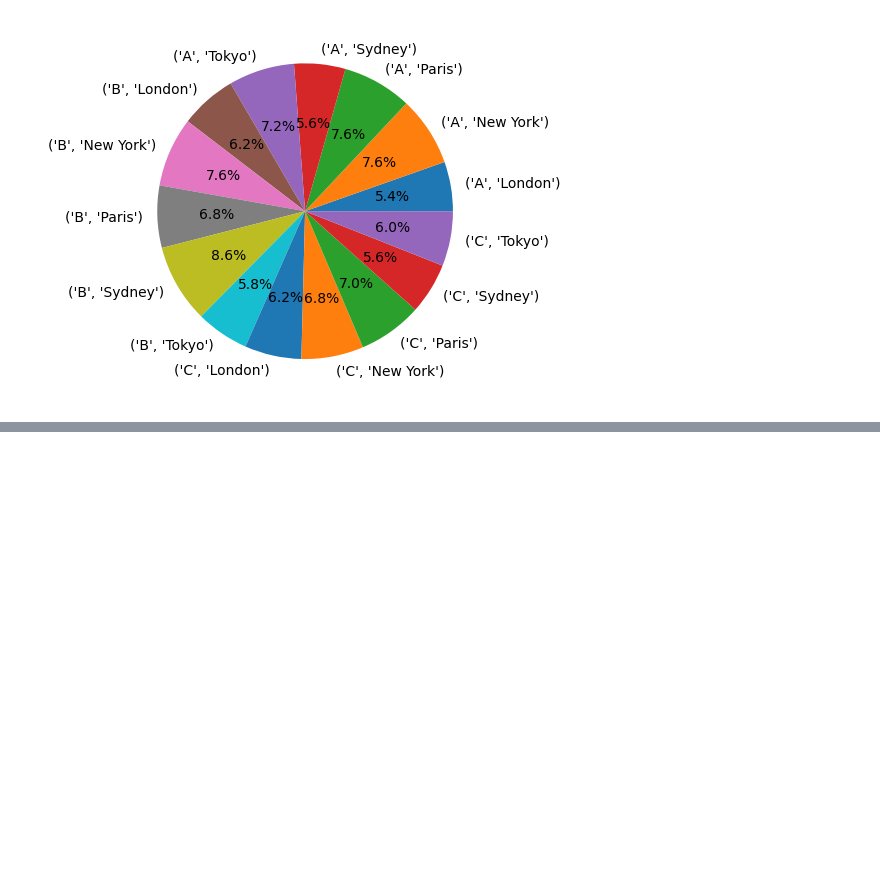
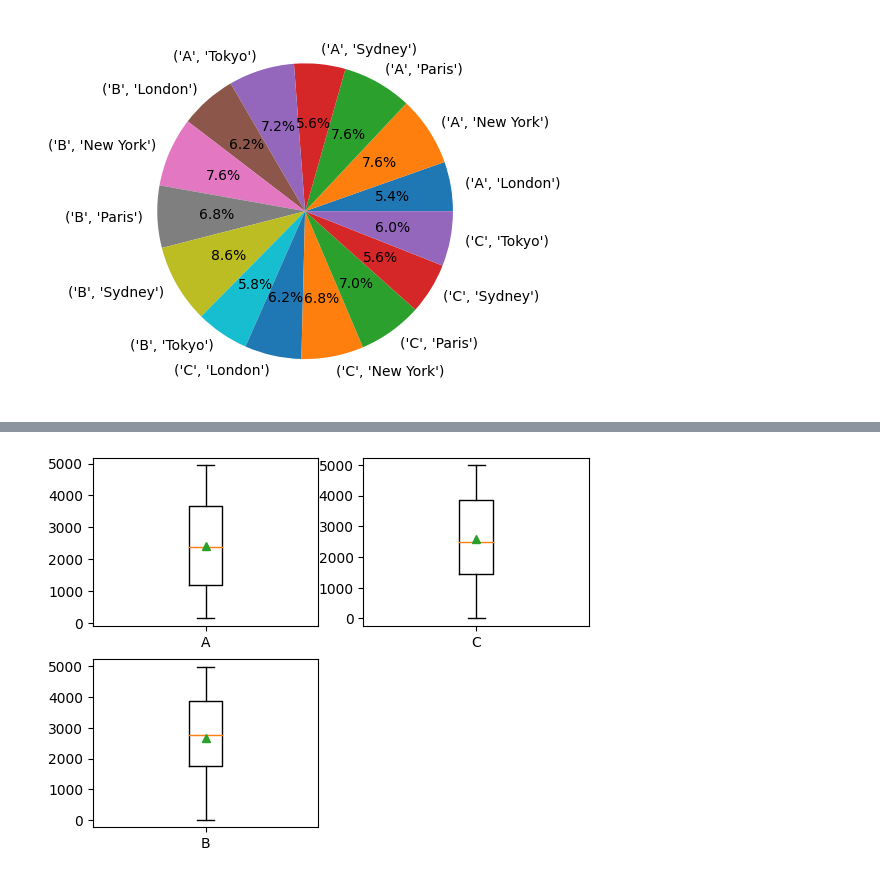
Before and after one commit to Alexa9der/Szkolenie_SDA, a Jupyter notebook: self_education/wizualizacja_danych/Untitled.ipynb, the cells around one changed output, grey strips where cells are left out. Drawn from its saved outputs; the diff is of its cells as text; code cells hidden in the pictures; blank space fills up the shorter version.

```diff
--- a/self_education/wizualizacja_danych/Untitled.ipynb
+++ b/self_education/wizualizacja_danych/Untitled.ipynb
@@ -162,0 +203,10 @@ for i in (data_cat, data_city, oll_data):
+# %%
+fig, ax = plt.subplots()
+for i, category in enumerate(df.Category.unique()):
+    plt.subplot(221 + i)
+
+    plt.boxplot(df.loc[df.Category == category, "Profit"],
+              labels= category, showmeans=True)
+plt.show()
+# %% [output]
+[figure, added]
```
Also changed, not shown: parts of 17 cells of this notebook, 1 other file.
